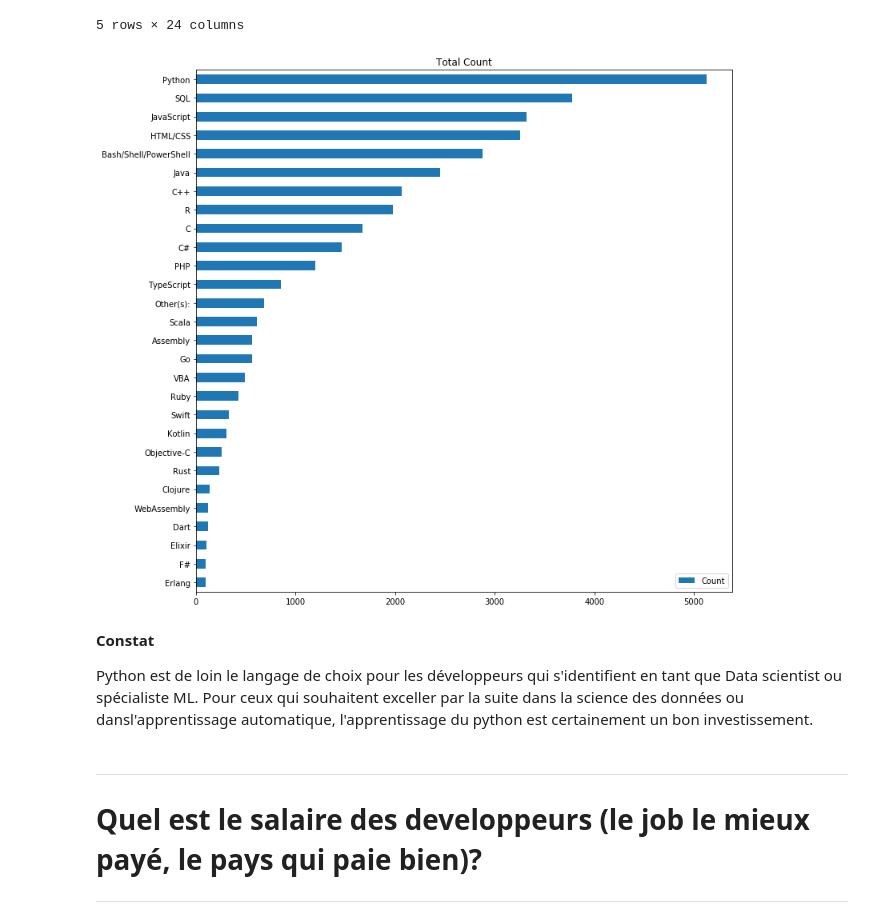
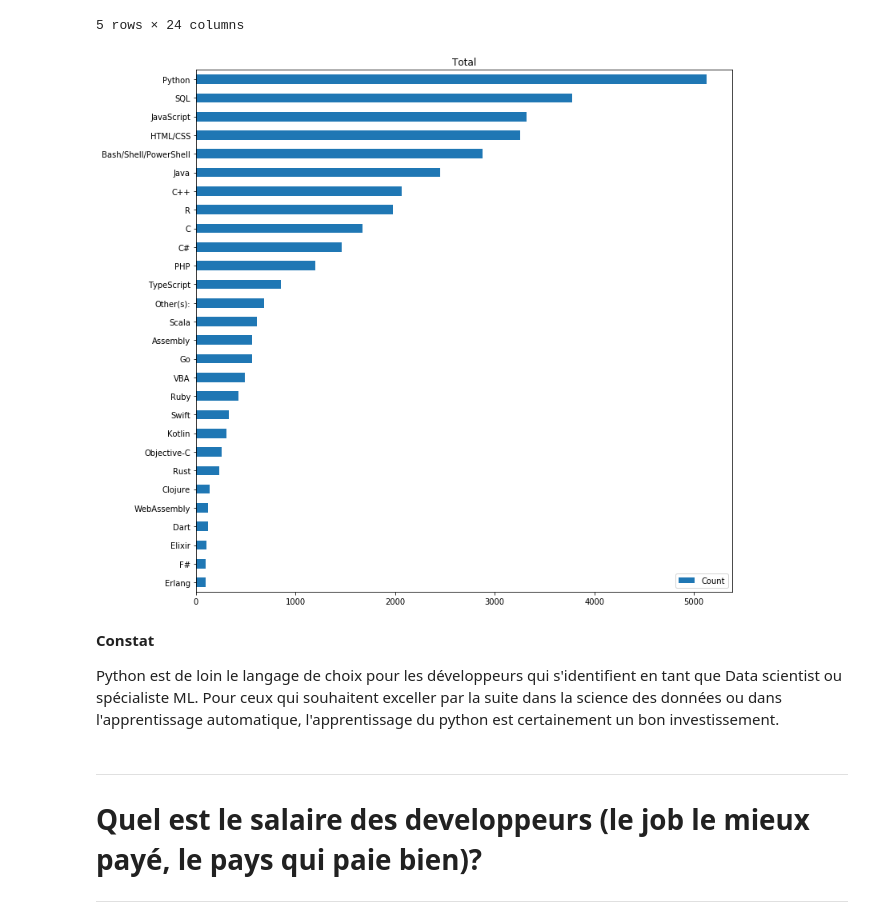
Before and after one commit to alfahami/ml-flask-app, a Jupyter notebook: model_dev/sof-dataviz.ipynb, the cells around one changed output. Saved outputs shown, nothing was run; the diff lists cells and outputs as text; code cells hidden in the pictures.

```diff
--- a/model_dev/sof-dataviz.ipynb
+++ b/model_dev/sof-dataviz.ipynb
@@ -220,18 +220,18 @@ developer_language_count.head()
 # %%
 # Bien, maintenant nous avons un dataframe des langages par developpeur
 
-# Visualization un distribution qui repondera à notre question
+# Visualization une distribution qui repondera à notre question
 ds_count = pd.DataFrame(developer_language_count['Data scientist or machine learning specialist'])
 ds_count.columns = ['Count']
 ds_count.sort_values('Count',ascending=True,inplace=True)
 
-ds_count.plot(kind = 'barh', figsize = (12,12), fontsize = 10, title = 'Total Count');
+ds_count.plot(kind = 'barh', figsize = (12,12), fontsize = 10, title = 'Total');
 # %% [output]
-[figure, old version]
+[figure, new version]
 # %% [markdown]
 **Constat**
 
-Python est de loin le langage de choix pour les développeurs qui s'identifient en tant que Data scientist ou spécialiste ML. Pour ceux qui souhaitent exceller par la suite dans la science des données ou dansl'apprentissage automatique, l'apprentissage du python est certainement un bon investissement.
+Python est de loin le langage de choix pour les développeurs qui s'identifient en tant que Data scientist ou spécialiste ML. Pour ceux qui souhaitent exceller par la suite dans la science des données ou dans l'apprentissage automatique, l'apprentissage du python est certainement un bon investissement.
 # %% [markdown]
 ---
 
```
Also changed, not shown: parts of 14 cells of this notebook, 1 other file.
